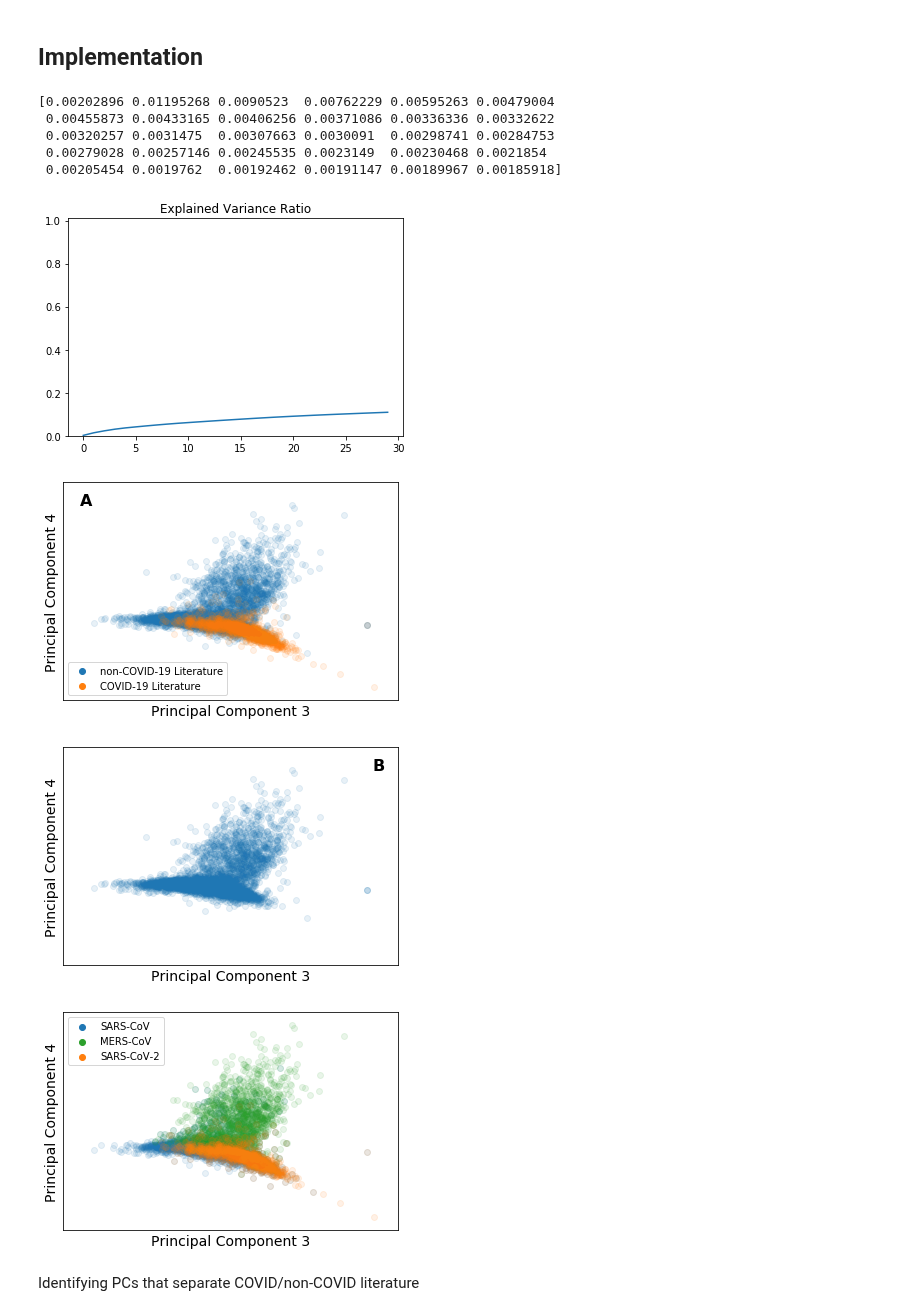
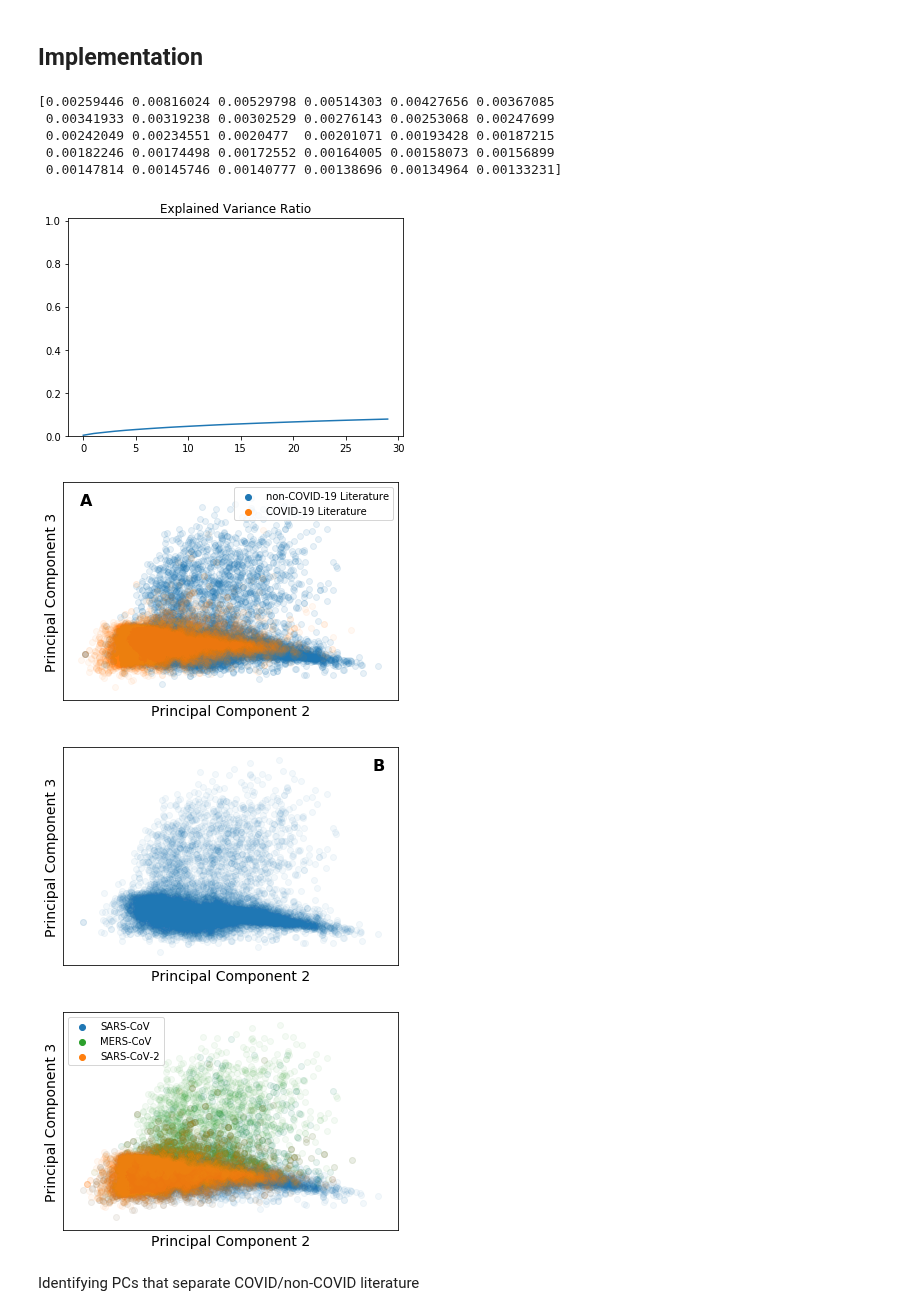
Before and after one commit to COVID19-DVRN/8-AI-Mapping-of-Relevant-Coronavirus-Literature, a Jupyter notebook: analysis/AbstractAnalytics-subsetted.ipynb, the cells around one changed output. Drawn from its saved outputs; the diff is of its cells as text; code cells hidden in the pictures.

```diff
--- a/analysis/AbstractAnalytics-subsetted.ipynb
+++ b/analysis/AbstractAnalytics-subsetted.ipynb
@@ -25,3 +31,5 @@ dpi = 300
 # %%
-metadata = pd.read_csv('big_data/metadata_20-04-03.csv')
+metadata = pd.read_csv('big_data/metadata_20-05-28.csv')
+print(len(metadata))
 metadata = metadata[pd.isnull(metadata['abstract']) == False].reset_index(drop=True)
+print(len(metadata))
@@ -101,8 +111,8 @@ tfidf_sparse_norm = normalize(tfidf_sparse, norm='l1', axis=1)
 truncatedsvd = TruncatedSVD(n_components = 30, algorithm = 'randomized', random_state = 20)
 # pca = PCA(n_components = 100, svd_solver = 'randomized', random_state = 20)
 
-transformed = truncatedsvd.fit_transform(tfidf_sparse_norm)
-# transformed = truncatedsvd.fit_transform(tfidf_sparse)
+# transformed = truncatedsvd.fit_transform(tfidf_sparse_norm)
+transformed = truncatedsvd.fit_transform(tfidf_sparse)
 
 
 plt.title('Explained Variance Ratio')
@@ -110,15 +120,15 @@ plt.plot(np.cumsum(truncatedsvd.explained_variance_ratio_)[0:30])
 plt.ylim(0, 1.01)
 print(truncatedsvd.explained_variance_ratio_)
 # %% [output]
-[0.00202896 0.01195268 0.0090523  0.00762229 0.00595263 0.00479004
- 0.00455873 0.00433165 0.00406256 0.00371086 0.00336336 0.00332622
- 0.00320257 0.0031475  0.00307663 0.0030091  0.00298741 0.00284753
- 0.00279028 0.00257146 0.00245535 0.0023149  0.00230468 0.0021854
- 0.00205454 0.0019762  0.00192462 0.00191147 0.00189967 0.00185918]
+[0.00259446 0.00816024 0.00529798 0.00514303 0.00427656 0.00367085
+ 0.00341933 0.00319238 0.00302529 0.00276143 0.00253068 0.00247699
+ 0.00242049 0.00234551 0.0020477  0.00201071 0.00193428 0.00187215
+ 0.00182246 0.00174498 0.00172552 0.00164005 0.00158073 0.00156899
+ 0.00147814 0.00145746 0.00140777 0.00138696 0.00134964 0.00133231]
-[figure, old version]
+[figure, new version]
 # %%
 xscale_log_addition = 0.1
-c_0, c_1 = 2, 3
+c_0, c_1 = 1, 2
 #===== Set boundaries to remove outliers
 f = 0.01 # dimension factor
 p = 0.5 #percentile
@@ -135,66 +145,57 @@ plt.scatter(transformed[not_covid,c_0],
             transformed[not_covid,c_1], alpha=0.1, label='non-COVID-19 Literature')
 
 plt.scatter(transformed[covid_article_indexes,c_0],
-            transformed[covid_article_indexes,c_1], alpha=0.1, label='COVID-19 Literature')
-# plt.yscale('log')
+            transformed[covid_article_indexes,c_1], alpha=0.05, label='COVID-19 Literature')
 # plt.xlim(left, right); plt.ylim(low, high)
-# plt.xscale('log')
 # plt.title('COVID-19 and Non-COVID-19 Literature', size=18)
 plt.xlabel('Principal Component ' + str(c_0 + 1), size=14)
 plt.ylabel('Principal Component ' + str(c_1 + 1), size=14)
 plt.xticks([]); plt.yticks([])
-leg=plt.legend(loc='lower left')
+leg=plt.legend(loc='upper right')
 for lh in leg.legendHandles:
     lh.set_alpha(1)
 plt.text(0.05, 0.95, 'A', transform=ax.transAxes, fontsize=16, fontweight='bold', va='top')
-fig.savefig('Paper/Figures/2a.png', dpi=dpi)
+# fig.savefig('Paper/Figures/2a.png', dpi=dpi)
 plt.show()
 
 
 
 fig, ax = plt.subplots()
 not_covid = (np.isin(np.array(list(range(len(transformed)))), covid_article_indexes) == False)
 plt.scatter(transformed[not_covid,c_0],
-            transformed[not_covid,c_1], alpha=0.1, label='non-COVID-19 Literature')
-
-plt.scatter(transformed[covid_article_indexes,c_0],
-            transformed[covid_article_indexes,c_1], alpha=0., label='COVID-19 Literature')
-# plt.yscale('log')
-# plt.xscale('log')
+            transformed[not_covid,c_1], alpha=0.05, label='non-COVID-19 Literature')
 # plt.title('Non-COVID-19 Literature', size=18)
 plt.xlabel('Principal Component ' + str(c_0 + 1), size=14)
 plt.ylabel('Principal Component ' + str(c_1 + 1), size=14)
 plt.xticks([]); plt.yticks([])
 # plt.xlim(left, right); plt.ylim(low, high)
 # plt.legend()
 plt.text(0.925, 0.95, 'B', transform=ax.transAxes, fontsize=16, fontweight='bold', va='top')
-fig.savefig('Paper/Figures/2b.png', dpi=dpi)
+# fig.savefig('Paper/Figures/2b.png', dpi=dpi)
 plt.show()
 
 
 fig, ax = plt.subplots()
 plt.scatter(transformed[sars_article_indexes,c_0],
-            transformed[sars_article_indexes,c_1], alpha=0.1, label='SARS-CoV', zorder=1)
+            transformed[sars_article_indexes,c_1], alpha=0.05, label='SARS-CoV', zorder=1)
 plt.scatter(transformed[mers_article_indexes,c_0],
-            transformed[mers_article_indexes,c_1], alpha=0.1, label='MERS-CoV', c='C2', zorder=2)
+            transformed[mers_article_indexes,c_1], alpha=0.05, label='MERS-CoV', c='C2', zorder=2)
 plt.scatter(transformed[covid_article_indexes,c_0],
-            transformed[covid_article_indexes,c_1], alpha=0.1, label='SARS-CoV-2', c='C1', zorder=3)
-# plt.yscale('log')
-# plt.xscale('log')
+            transformed[covid_article_indexes,c_1], alpha=0.05, label='SARS-CoV-2', c='C1', zorder=3)
 # plt.title('Literature of Various Diseases', size=18)
 plt.xlabel('Principal Component ' + str(c_0 + 1), size=14)
 plt.ylabel('Principal Component ' + str(c_1 + 1), size=14)
 plt.xticks([]); plt.yticks([])
 leg=plt.legend()
 for lh in leg.legendHandles:
     lh.set_alpha(1)
 # plt.xlim(left, right); plt.ylim(low, high)
-fig.savefig('Paper/Figures/3.png', dpi=dpi)
+# fig.savefig('Paper/Figures/3.png', dpi=dpi)
 plt.show()
 # %% [output]
-[figure, old version]
+[figure, new version]
-[figure, old version]
+[figure, new version]
-[figure, old version]
+[figure, new version]
 # %% [markdown]
 Identifying PCs that separate COVID/non-COVID literature
 # %%
```
Also changed, not shown: parts of 16 cells of this notebook.
